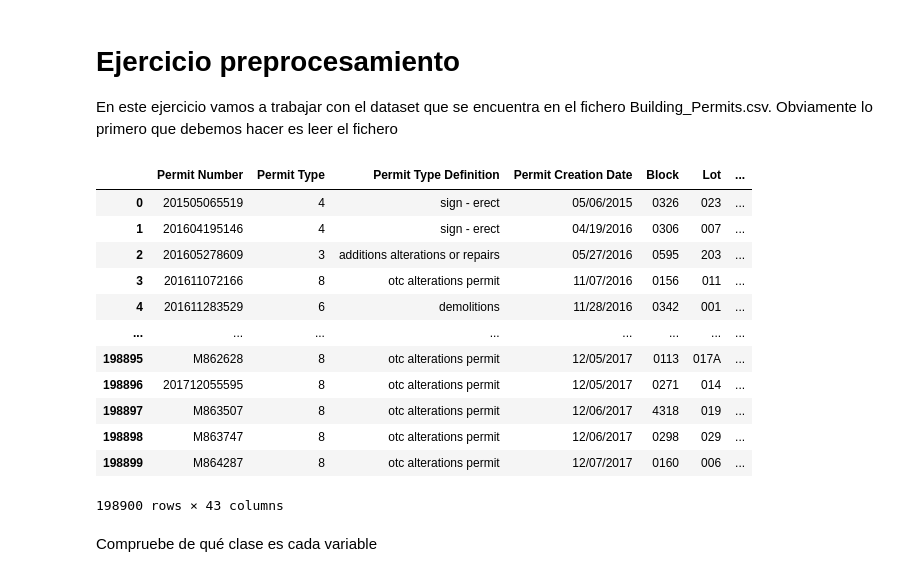
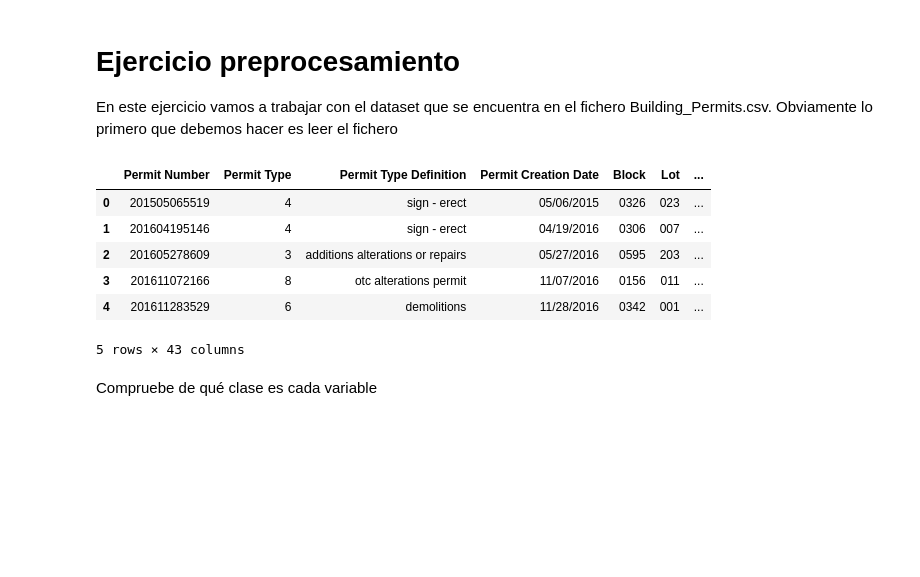
Before and after one commit to Rotany/master_aprendizaje_automatico, a Jupyter notebook: scripts/Sesion_002-Preprocessing_Ejercicio.ipynb, the cells around one changed output. Drawn from its saved outputs; the diff is of its cells as text; code cells hidden in the pictures; blank space fills up the shorter version.

```diff
--- a/scripts/Sesion_002-Preprocessing_Ejercicio.ipynb
+++ b/scripts/Sesion_002-Preprocessing_Ejercicio.ipynb
@@ -8,21 +8,15 @@ import numpy as np
 from sklearn.impute import SimpleImputer
 # %%
 df = pd.read_csv('../data/Building_Permits.csv',sep=',')
-df
+df.head()
 # %% [output]
 |  | Permit Number | Permit Type | Permit Type Definition | Permit Creation Date | Block | Lot | ... |
 | 0 | 201505065519 | 4 | sign - erect | 05/06/2015 | 0326 | 023 | ... |
 | 1 | 201604195146 | 4 | sign - erect | 04/19/2016 | 0306 | 007 | ... |
 | 2 | 201605278609 | 3 | additions alterations or repairs | 05/27/2016 | 0595 | 203 | ... |
 | 3 | 201611072166 | 8 | otc alterations permit | 11/07/2016 | 0156 | 011 | ... |
 | 4 | 201611283529 | 6 | demolitions | 11/28/2016 | 0342 | 001 | ... |
-| ... | ... | ... | ... | ... | ... | ... | ... |
-| 198895 | M862628 | 8 | otc alterations permit | 12/05/2017 | 0113 | 017A | ... |
-| 198896 | 201712055595 | 8 | otc alterations permit | 12/05/2017 | 0271 | 014 | ... |
-| 198897 | M863507 | 8 | otc alterations permit | 12/06/2017 | 4318 | 019 | ... |
-| 198898 | M863747 | 8 | otc alterations permit | 12/06/2017 | 0298 | 029 | ... |
-| 198899 | M864287 | 8 | otc alterations permit | 12/07/2017 | 0160 | 006 | ... |
-198900 rows × 43 columns
+5 rows × 43 columns
 # %% [markdown]
 Compruebe de qué clase es cada variable
 # %%
```
Also changed, not shown: parts of 12 cells of this notebook, 1 other file.
